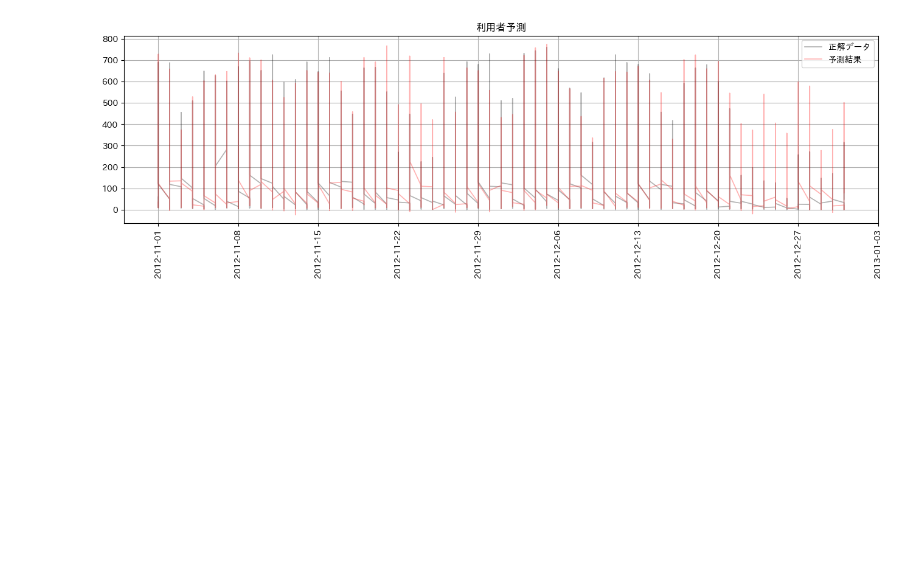
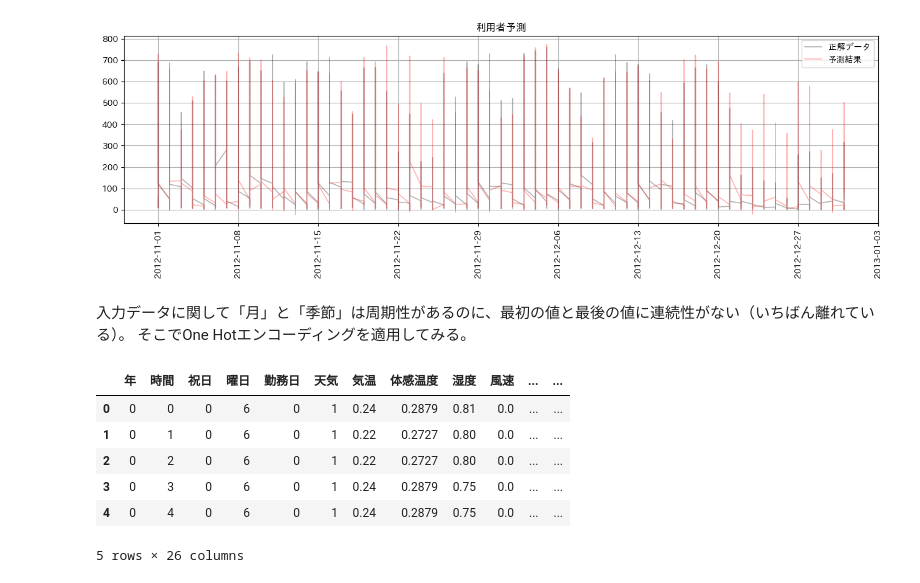
Before and after one commit to Yu5656/machine-learning_101, a Jupyter notebook: ml_11.ipynb, the cells around one changed output. Cells and saved outputs as stored; diff of their text form; code cells hidden in the pictures; blank space fills up the shorter version.

```diff
--- a/ml_11.ipynb
+++ b/ml_11.ipynb
@@ -259,3 +260,25 @@ ax.set_title('利用者予測')
 # %% [output]
 Text(0.5, 1.0, '利用者予測')
 [figure]
+# %% [markdown]
+入力データに関して「月」と「季節」は周期性があるのに、最初の値と最後の値に連続性がない（いちばん離れている）。
+そこでOne Hotエンコーディングを適用してみる。
+# %%
+def enc(df, column):
+    df_dummy = pd.get_dummies(df[column], prefix=column).astype(int)
+    df = pd.concat([df.drop([column], axis=1), df_dummy], axis=1)
+    return df
+
+X2 = X1.copy()
+X2 = enc(X2, '月')
+X2 = enc(X2, '季節')
+
+X2.head()
+# %% [output]
+|  | 年 | 時間 | 祝日 | 曜日 | 勤務日 | 天気 | 気温 | 体感温度 | 湿度 | 風速 | ... | ... |
+| 0 | 0 | 0 | 0 | 6 | 0 | 1 | 0.24 | 0.2879 | 0.81 | 0.0 | ... | ... |
+| 1 | 0 | 1 | 0 | 6 | 0 | 1 | 0.22 | 0.2727 | 0.80 | 0.0 | ... | ... |
+| 2 | 0 | 2 | 0 | 6 | 0 | 1 | 0.22 | 0.2727 | 0.80 | 0.0 | ... | ... |
+| 3 | 0 | 3 | 0 | 6 | 0 | 1 | 0.24 | 0.2879 | 0.75 | 0.0 | ... | ... |
+| 4 | 0 | 4 | 0 | 6 | 0 | 1 | 0.24 | 0.2879 | 0.75 | 0.0 | ... | ... |
+5 rows × 26 columns
```
Also changed, not shown: parts of 8 cells of this notebook, 1 other file.
